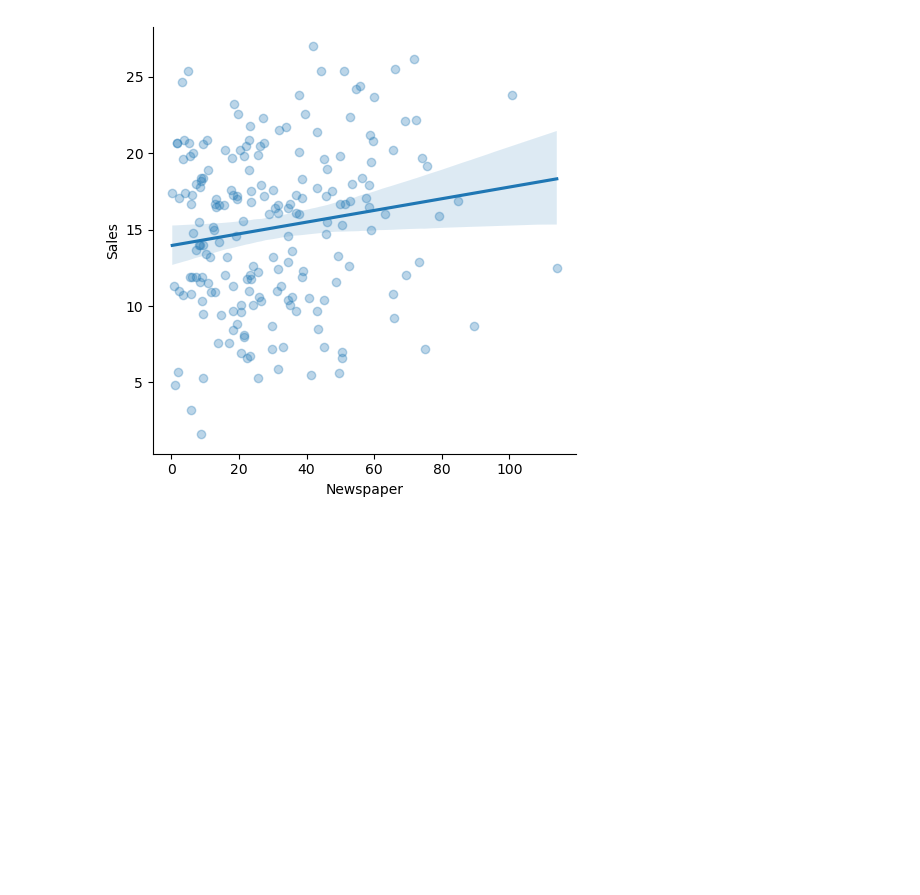
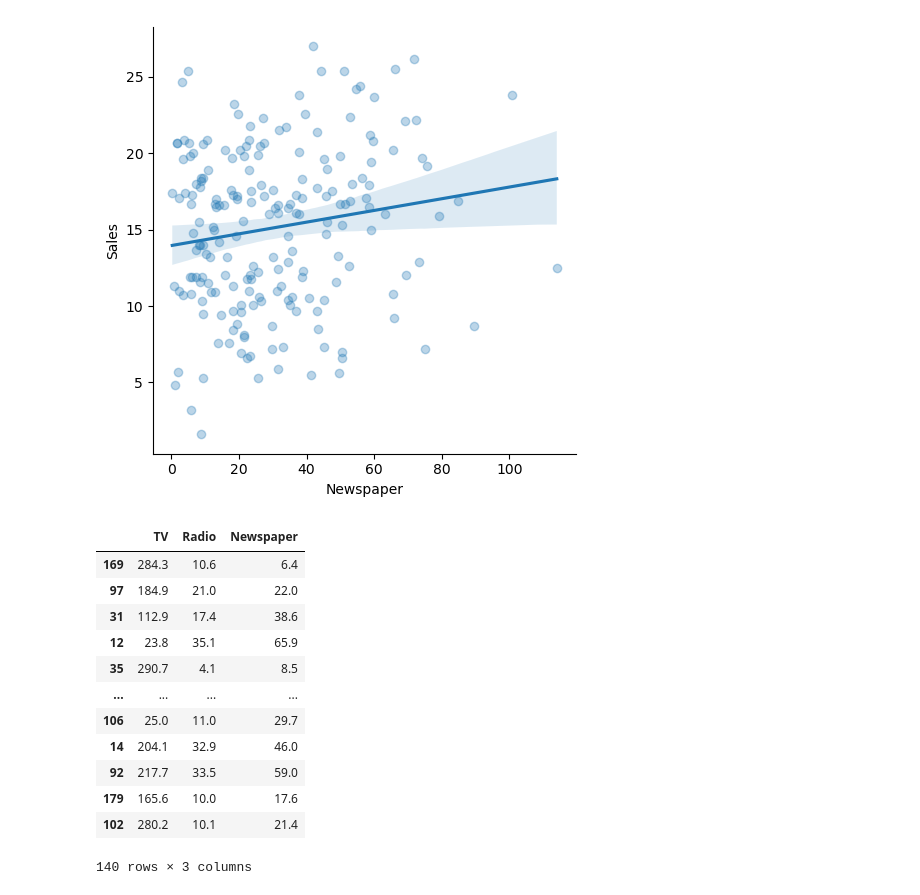
Before and after one commit to Answmy/ML-learning-lab, a Jupyter notebook: mini-projects/Linear-Regression/linear-regression-on-sales.ipynb, the cells around one changed output. Drawn from its saved outputs; the diff is of its cells as text; code cells hidden in the pictures; blank space fills up the shorter version.

```diff
--- a/mini-projects/Linear-Regression/Television.ipynb
+++ b/mini-projects/Linear-Regression/linear-regression-on-sales.ipynb
@@ -81,4 +81,18 @@ y = df['Sales']
 # %%
 x_train, x_test, y_train, y_test = train_test_split(X, y, test_size=0.3, random_state=42)
 # %%
-x
+x_train
+# %% [output]
+|  | TV | Radio | Newspaper |
+| 169 | 284.3 | 10.6 | 6.4 |
+| 97 | 184.9 | 21.0 | 22.0 |
+| 31 | 112.9 | 17.4 | 38.6 |
+| 12 | 23.8 | 35.1 | 65.9 |
+| 35 | 290.7 | 4.1 | 8.5 |
+| ... | ... | ... | ... |
+| 106 | 25.0 | 11.0 | 29.7 |
+| 14 | 204.1 | 32.9 | 46.0 |
+| 92 | 217.7 | 33.5 | 59.0 |
+| 179 | 165.6 | 10.0 | 17.6 |
+| 102 | 280.2 | 10.1 | 21.4 |
+140 rows × 3 columns
```
Also changed, not shown: parts of 1 cell of this notebook.
